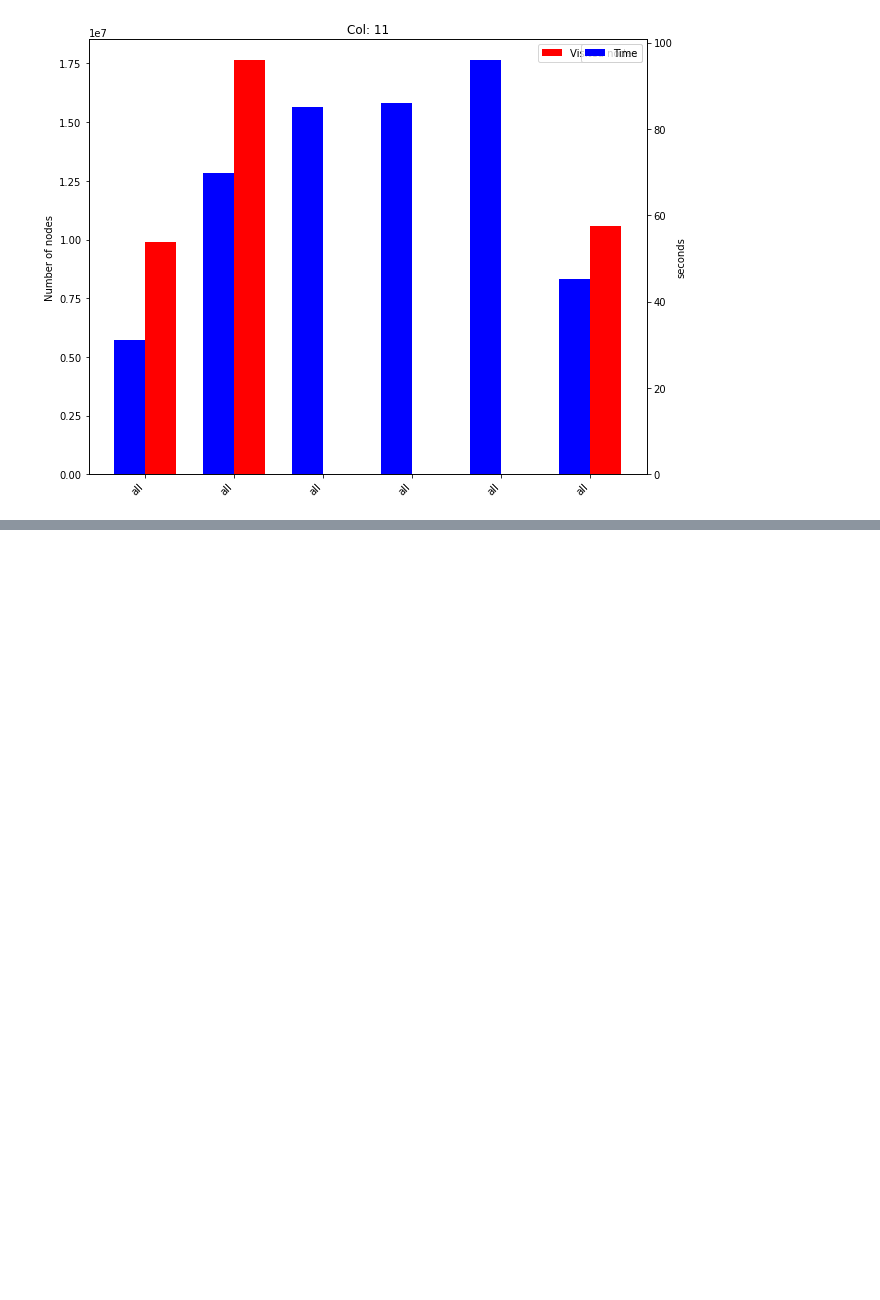
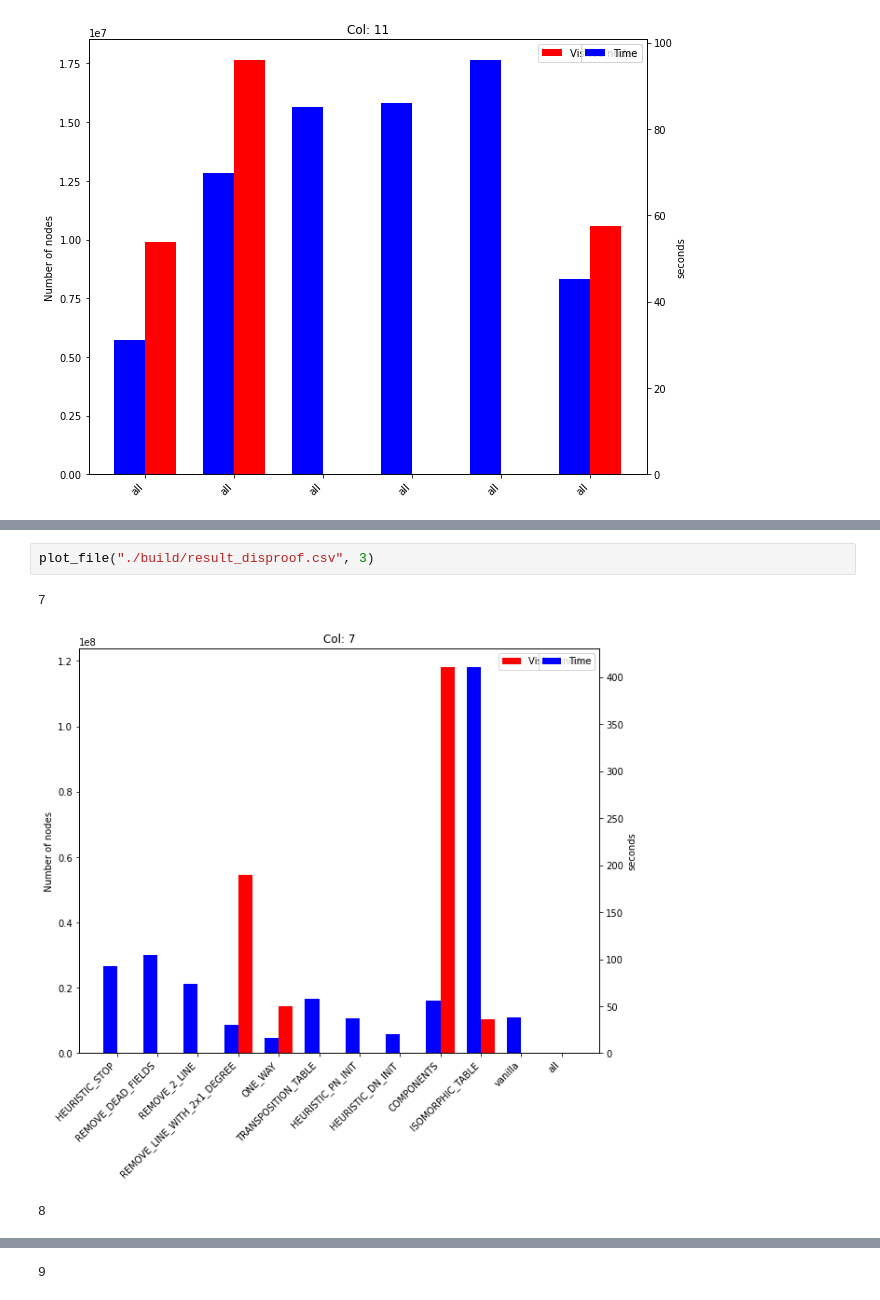
Before and after one commit to dczifra/proving-gobang, a Jupyter notebook: pape_measure.ipynb, the cells around one changed output, grey strips where cells are left out. Cells and saved outputs as stored; diff of their text form; blank space fills up the shorter version.

```diff
--- a/pape_measure.ipynb
+++ b/pape_measure.ipynb
@@ -133,0 +201,6 @@ for col in [7,8,9,10,11]:
+# %%
+plot_file("./build/result_disproof.csv", 3)
+# %% [output]
+7
+[figure, added]
+8
@@ -133,0 +208 @@ for col in [7,8,9,10,11]:
+9
```
Also changed, not shown: parts of 6 cells of this notebook, 7 other files.
